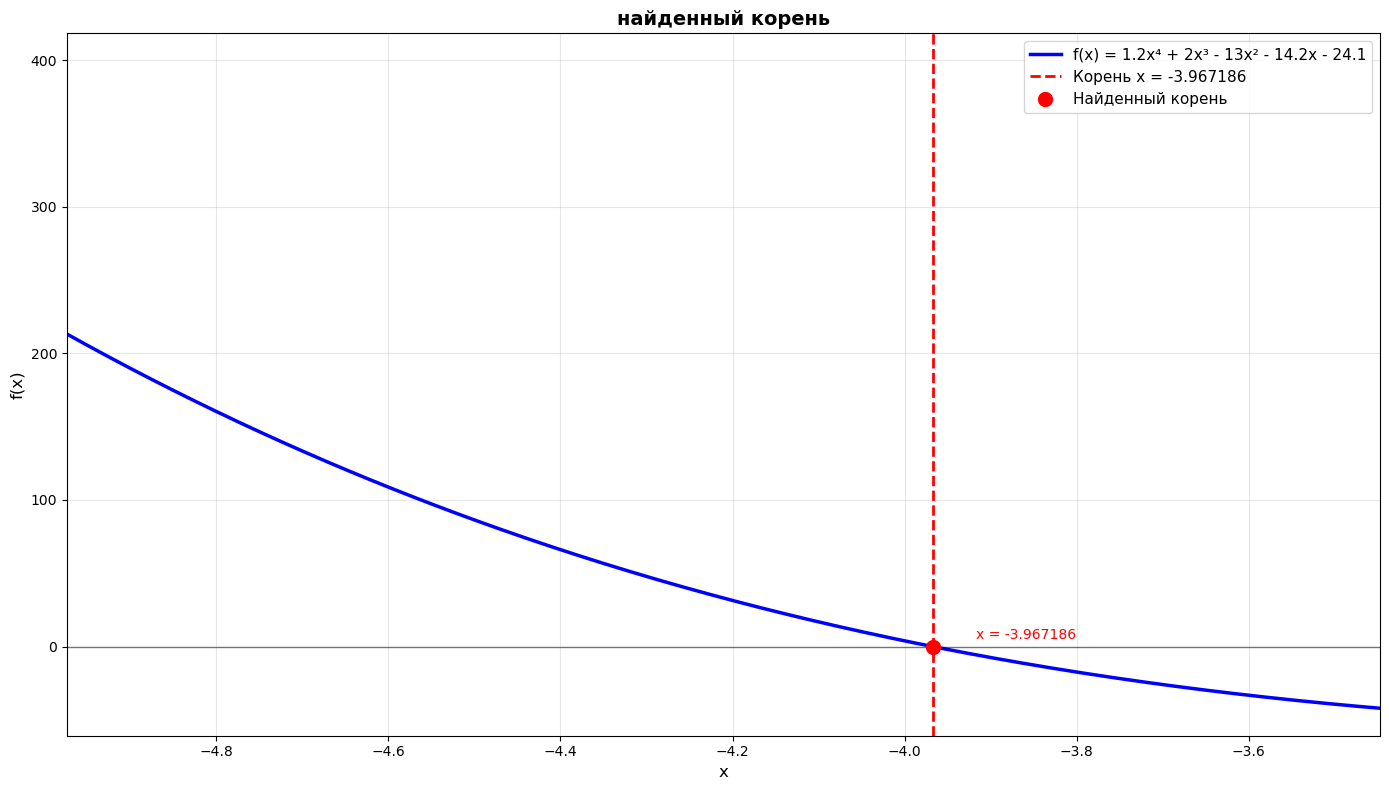
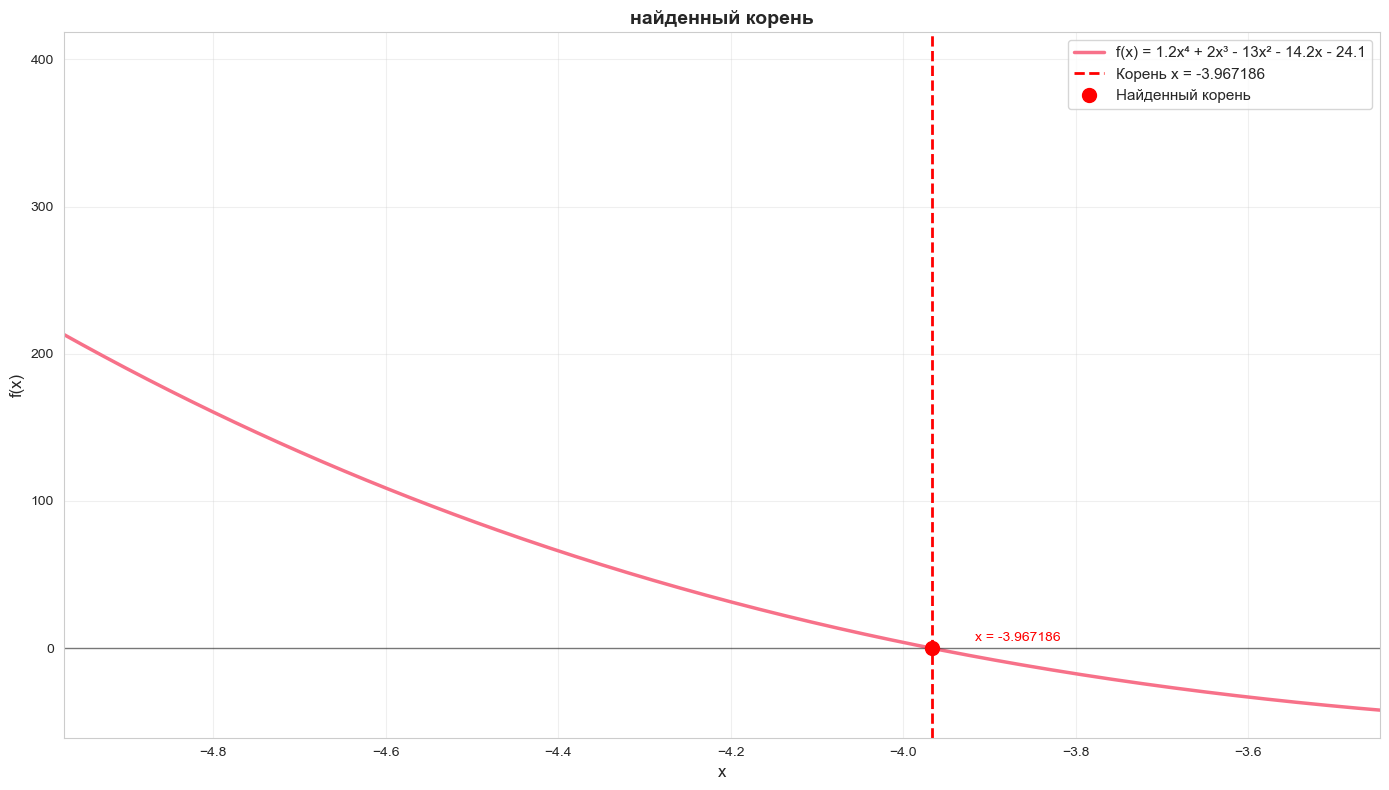
The notebook cell's code change between the first figure and the second:
--- before
+++ after
@@ -3,4 +3,5 @@
 import numpy as np
 from tabulate import tabulate
+import seaborn as sns
 
 # Приводим уравнение к виду f(x) = 0: 1.2x^4 + 2x^3 - 13x^2 - 14.2x - 24.1 = 0
@@ -73,10 +74,17 @@
 print(f"Проверка: f(x) = {f(root):.8f}")
 
-# Построение графика
+
+sns.set_style("whitegrid")
+sns.set_palette("husl")
+
+
+plt.figure(figsize=(14, 8))
+
+
 x_vals = np.linspace(a-1, b+1, 500)
 y_vals = [1.2*xi**4 + 2*xi**3 - 13*xi**2 - 14.2*xi - 24.1 for xi in x_vals]
 
-plt.figure(figsize=(14, 8))
-plt.plot(x_vals, y_vals, 'b-', linewidth=2.5, label='f(x) = 1.2x⁴ + 2x³ - 13x² - 14.2x - 24.1')
+
+sns.lineplot(x=x_vals, y=y_vals, linewidth=2.5, label='f(x) = 1.2x⁴ + 2x³ - 13x² - 14.2x - 24.1')
 plt.axhline(y=0, color='black', linestyle='-', linewidth=1, alpha=0.5)
 plt.axvline(x=root, color='red', linestyle='--', linewidth=2, label=f'Корень x = {root:.6f}')
@@ -92,3 +100,2 @@
 plt.tight_layout()
 plt.show()
-

Commit: Add files via upload